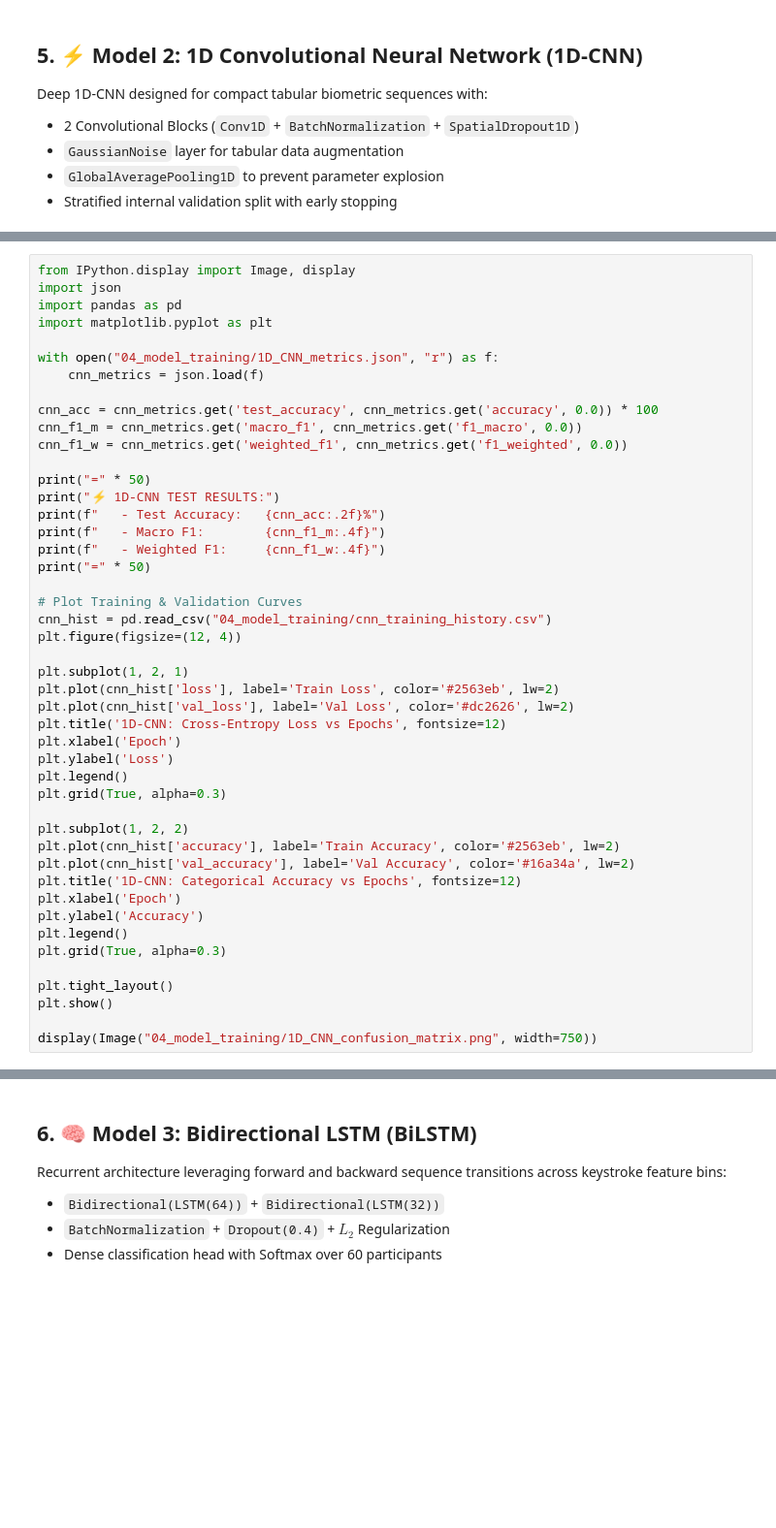
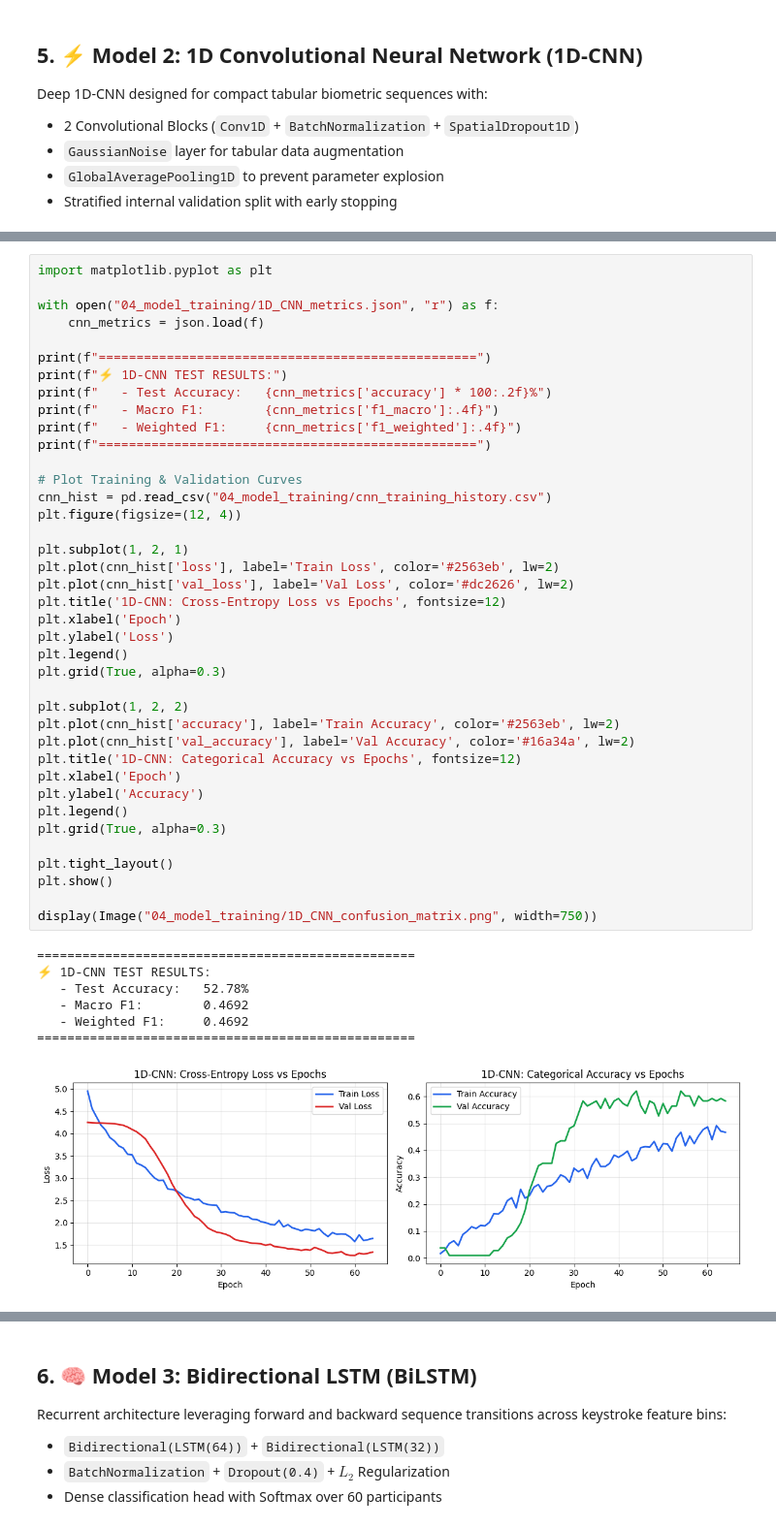
Before and after one commit to itsrashedsatter/thesis-on-keystroke-dynamics-authentication, a Jupyter notebook: keystroke_dynamics_pipeline.ipynb, the cells around one changed output, grey strips where cells are left out. Shown at 97% size. Cells and saved outputs as stored; diff of their text form; blank space fills up the shorter version.

```diff
--- a/keystroke_dynamics_pipeline.ipynb
+++ b/keystroke_dynamics_pipeline.ipynb
@@ -116,46 +193,47 @@ Deep 1D-CNN designed for compact tabular biometric sequences with:
 # %%
-from IPython.display import Image, display
-import json
-import pandas as pd
 import matplotlib.pyplot as plt
 
 with open("04_model_training/1D_CNN_metrics.json", "r") as f:
     cnn_metrics = json.load(f)
 
-cnn_acc = cnn_metrics.get('test_accuracy', cnn_metrics.get('accuracy', 0.0)) * 100
-cnn_f1_m = cnn_metrics.get('macro_f1', cnn_metrics.get('f1_macro', 0.0))
-cnn_f1_w = cnn_metrics.get('weighted_f1', cnn_metrics.get('f1_weighted', 0.0))
-
-print("=" * 50)
-print("⚡ 1D-CNN TEST RESULTS:")
-print(f"   - Test Accuracy:   {cnn_acc:.2f}%")
-print(f"   - Macro F1:        {cnn_f1_m:.4f}")
-print(f"   - Weighted F1:     {cnn_f1_w:.4f}")
-print("=" * 50)
+print(f"==================================================")
+print(f"⚡ 1D-CNN TEST RESULTS:")
+print(f"   - Test Accuracy:   {cnn_metrics['accuracy'] * 100:.2f}%")
+print(f"   - Macro F1:        {cnn_metrics['f1_macro']:.4f}")
+print(f"   - Weighted F1:     {cnn_metrics['f1_weighted']:.4f}")
+print(f"==================================================")
 
 # Plot Training & Validation Curves
 cnn_hist = pd.read_csv("04_model_training/cnn_training_history.csv")
 plt.figure(figsize=(12, 4))
 
 plt.subplot(1, 2, 1)
 plt.plot(cnn_hist['loss'], label='Train Loss', color='#2563eb', lw=2)
 plt.plot(cnn_hist['val_loss'], label='Val Loss', color='#dc2626', lw=2)
 plt.title('1D-CNN: Cross-Entropy Loss vs Epochs', fontsize=12)
 plt.xlabel('Epoch')
 plt.ylabel('Loss')
 plt.legend()
 plt.grid(True, alpha=0.3)
 
 plt.subplot(1, 2, 2)
 plt.plot(cnn_hist['accuracy'], label='Train Accuracy', color='#2563eb', lw=2)
 plt.plot(cnn_hist['val_accuracy'], label='Val Accuracy', color='#16a34a', lw=2)
 plt.title('1D-CNN: Categorical Accuracy vs Epochs', fontsize=12)
 plt.xlabel('Epoch')
 plt.ylabel('Accuracy')
 plt.legend()
 plt.grid(True, alpha=0.3)
 
 plt.tight_layout()
 plt.show()
 
 display(Image("04_model_training/1D_CNN_confusion_matrix.png", width=750))
+# %% [output]
+==================================================
+⚡ 1D-CNN TEST RESULTS:
+   - Test Accuracy:   52.78%
+   - Macro F1:        0.4692
+   - Weighted F1:     0.4692
+==================================================
+[figure, added]
```
Also changed, not shown: parts of 11 cells of this notebook.
